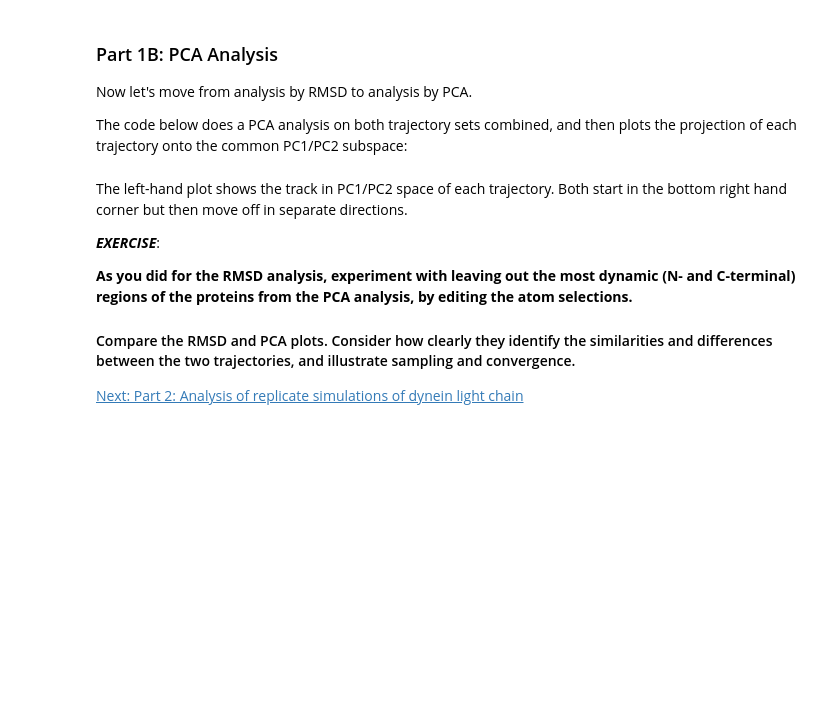
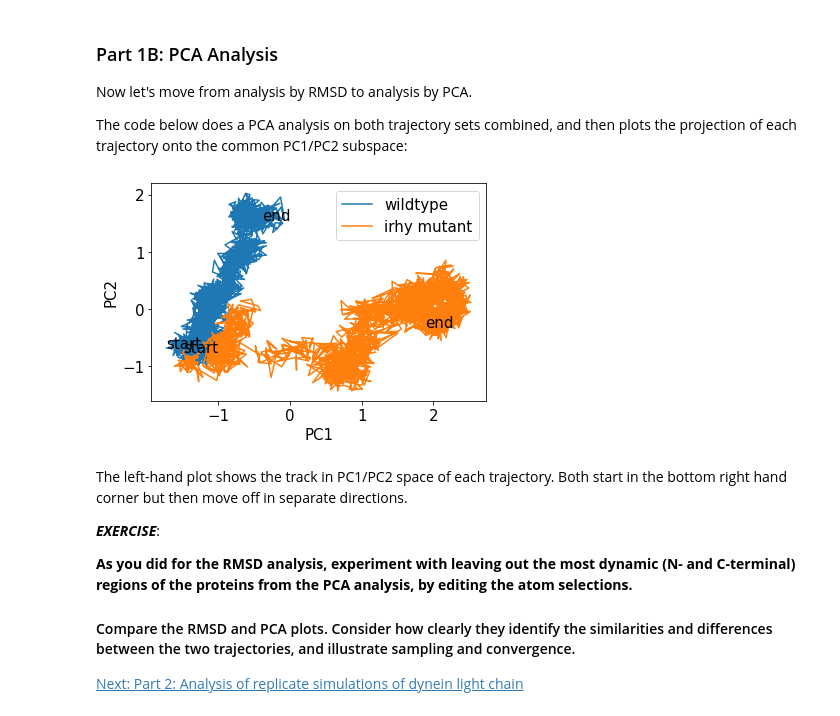
Before and after one commit to CCPBioSim/pca-workshop, a Jupyter notebook: .PCA_analysis_of_MD_simulations-1.ipynb, the cells around one changed output. Saved outputs shown, nothing was run; the diff lists cells and outputs as text; code cells hidden in the pictures; blank space fills up the shorter version.

```diff
--- a/.PCA_analysis_of_MD_simulations-1.ipynb
+++ b/.PCA_analysis_of_MD_simulations-1.ipynb
@@ -113,34 +123,36 @@ def plot_pca(scores, datanames, highlight=None):
     p1 = scores[:,0] # the projection of each snapshot along the first principal component
     p2 = scores[:,1] # the projection along the second.
 
     frames_per_rep = len(p1) // len(datanames) # number of frames (snapshots) in each dataset - assumed equal length
     for i in range(len(datanames)):
         start = i * frames_per_rep
         end = (i + 1) * frames_per_rep
         if highlight is None: # each dataset is plotted with a different colour
             plt.plot(p1[start:end], p2[start:end], label=datanames[i])
             plt.text(p1[start], p2[start], 'start')
             plt.text(p1[end-1], p2[end-1], 'end')
         else:
             if i != highlight:
                 plt.plot(p1[start:end], p2[start:end], color='grey')
     if highlight is not None:
         start = highlight * frames_per_rep
         end = (highlight + 1) * frames_per_rep
         plt.plot(p1[start:end], p2[start:end], color='red', label=datanames[highlight])
         plt.text(p1[start], p2[start], 'start')
         plt.text(p1[end-1], p2[end-1], 'end')
 
     plt.xlabel('PC1')
     plt.ylabel('PC2')
-    plt.legend(loc='upper left')
+    plt.legend()
 
 # Now use it:
 selection = trajdata.topology.select('resid 1 to 370')
 seldata = trajdata.atom_slice(selection)
 p = pca.PCA()
 scores = p.fit_transform(seldata.xyz)
 plot_pca(scores, datanames)
+# %% [output]
+[figure, added]
 # %% [markdown]
 The left-hand plot shows the track in PC1/PC2 space of each trajectory. Both start in the bottom right hand corner but then move off in separate directions.
 
```
Also changed, not shown: parts of 4 cells of this notebook, 2 other files.
